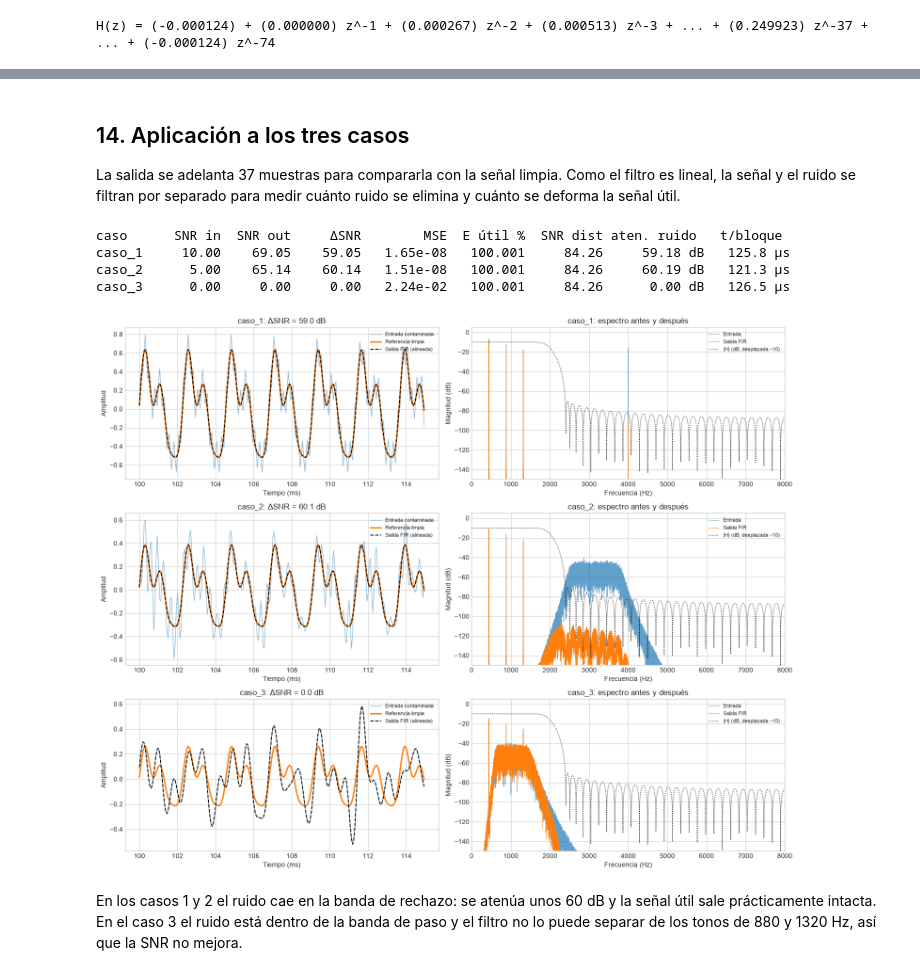
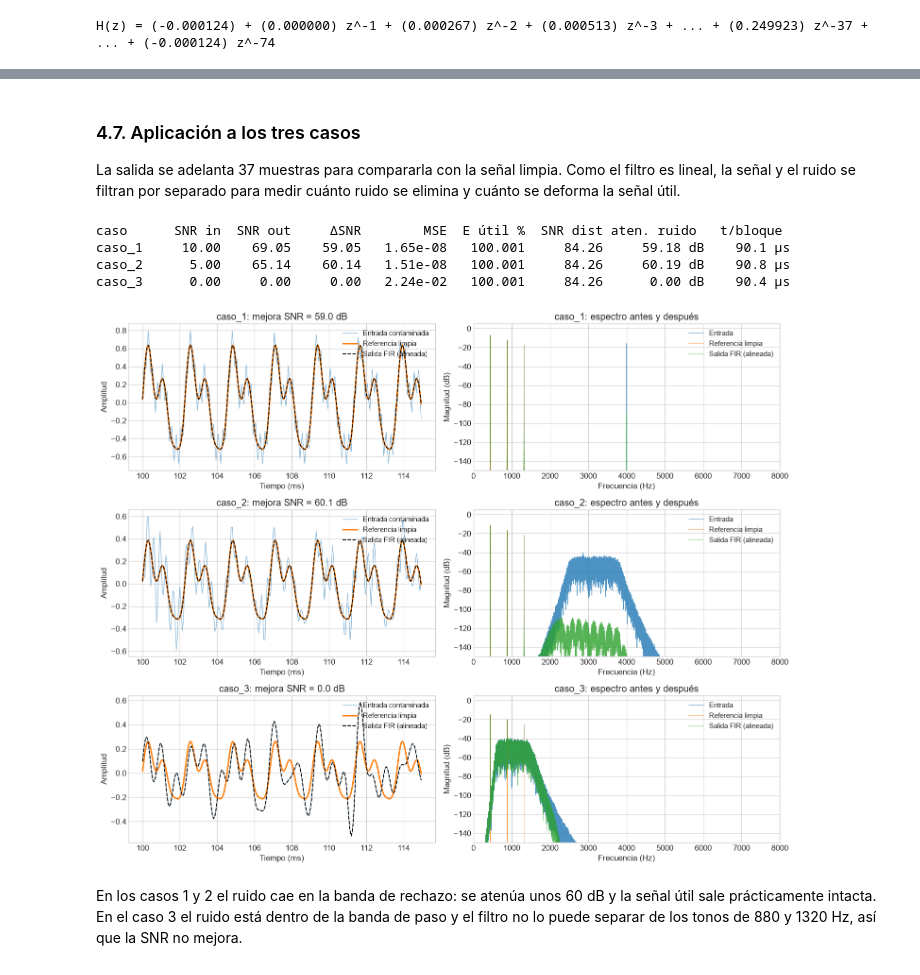
Before and after one commit to TamaraCM06/tcajiao_asm_2026_s2, a Jupyter notebook: proyecto_1_grupal/tarea1_grupo1/notebook.ipynb, the cells around one changed output, grey strips where cells are left out. Saved outputs shown, nothing was run; the diff lists cells and outputs as text; code cells hidden in the pictures.

```diff
--- a/proyecto_1_grupal/tarea1_grupo1/notebook.ipynb
+++ b/proyecto_1_grupal/tarea1_grupo1/notebook.ipynb
@@ -314,8 +337,12 @@ CASO_DISENO = 'caso_2'
 print('Distribución de la energía del ruido respecto a las bandas del filtro:')
 print(f"{'caso':7} {'paso 0-1600 Hz':>15} {'transición':>11} {'rechazo ≥2400 Hz':>17}")
 for cfg in CASOS:
-    r = casos[cfg['id']]['noise']; E = np.sum(r**2)
-    pct = [100*ft.energia_en_banda(r, FS, lo, hi)/E for lo, hi in [(0, F_PASO), (F_PASO, F_RECHAZO), (F_RECHAZO, FS/2)]]
+    r = casos[cfg['id']]['noise']
+    E = np.sum(r**2)
+    pct = [
+        100 * af.energia_en_banda(r, FS, lo, hi) / E
+        for lo, hi in [(0, F_PASO), (F_PASO, F_RECHAZO), (F_RECHAZO, FS / 2)]
+    ]
     print(f"{cfg['id']:7} {pct[0]:14.4f}% {pct[1]:10.4f}% {pct[2]:16.4f}%")
 # %% [output]
 Distribución de la energía del ruido respecto a las bandas del filtro:
@@ -511,8 +531,10 @@ print(f"{'caso':7} {'implementación':36} {'max |error|':>12}  resultado")
 for cfg in CASOS:
     x = casos[cfg['id']]['noisy']
     y_ref = signal.lfilter(b_fir, 1.0, x)
-    for nombre, y in [('ecuacion_diferencias (FIR)', ft.ecuacion_diferencias(b_fir, [1.0], x)),
-                      (f'FIRPorBloques (B = {TAM_BLOQUE})', ft.filtrar_por_bloques(b_fir, x, TAM_BLOQUE))]:
+    for nombre, y in [
+        ('ecuacion_diferencias (FIR)', ft.ecuacion_diferencias(b_fir, [1.0], x)),
+        (f'FIRPorBloques (B = {TAM_BLOQUE})', ft.filtrar_por_bloques(b_fir, x, TAM_BLOQUE)),
+    ]:
         err = np.max(np.abs(y - y_ref))
         assert err <= TOLERANCIA
         print(f"{cfg['id']:7} {nombre:36} {err:12.2e}  OK")
@@ -532,5 +554,5 @@ caso_2  ecuacion_diferencias (IIR elíptico)      1.70e-13  OK
 # %% [markdown]
-## 14. Aplicación a los tres casos
+### 4.7. Aplicación a los tres casos
 La salida se adelanta 37 muestras para compararla con la señal limpia. Como el filtro es lineal, la señal y el ruido se filtran por separado para medir cuánto ruido se elimina y cuánto se deforma la señal útil.
 # %%
 filtro = lambda v: ft.filtrar_por_bloques(b_fir, v, TAM_BLOQUE)
@@ -540,48 +562,35 @@ for cfg in CASOS:
     m = ft.evaluar_filtro(c['clean'], c['noise'], filtro, RETARDO)
     salidas_fir[cfg['id']] = m.pop('salida')
     y_completa = filtro(c['noisy'])
-    wavfile.write(DIR_SALIDAS/f"{cfg['id']}_salida_fir.wav", FS, ft.pcm16(y_completa))
+    archivos.guardar_wav(DIR_SALIDAS / f"{cfg['id']}_salida_fir.wav", FS, y_completa)
     # tiempo por bloque: se procesa la señal completa bloque a bloque y se promedia
-    fir = ft.FIRPorBloques(b_fir); bloques = [c['noisy'][i:i+TAM_BLOQUE] for i in range(0, len(c['noisy']), TAM_BLOQUE)]
+    fir = ft.FIRPorBloques(b_fir)
+    bloques = [c['noisy'][i : i + TAM_BLOQUE] for i in range(0, len(c['noisy']), TAM_BLOQUE)]
     t0 = time.perf_counter()
-    for blq in bloques: fir.procesar(blq)
-    m['tiempo_por_bloque_us'] = 1e6*(time.perf_counter() - t0)/len(bloques)
+    for blq in bloques:
+        fir.procesar(blq)
+    m['tiempo_por_bloque_us'] = 1e6 * (time.perf_counter() - t0) / len(bloques)
     metricas_fir[cfg['id']] = m
 
-print(f"{'caso':7} {'SNR in':>8} {'SNR out':>8} {'ΔSNR':>8} {'MSE':>10} {'E útil %':>9} {'SNR dist':>9} {'aten. ruido':>11} {'t/bloque':>10}")
+print(
+    f"{'caso':7} {'SNR in':>8} {'SNR out':>8} {'ΔSNR':>8} {'MSE':>10} {'E útil %':>9} {'SNR dist':>9} {'aten. ruido':>11} {'t/bloque':>10}"
+)
 for k, m in metricas_fir.items():
-    print(f"{k:7} {m['snr_entrada_dB']:8.2f} {m['snr_salida_dB']:8.2f} {m['delta_snr_dB']:8.2f} {m['mse']:10.2e} "
-          f"{m['energia_util_conservada_pct']:9.3f} {m['snr_distorsion_util_dB']:9.2f} {m['atenuacion_ruido_dB']:9.2f} dB "
-          f"{m['tiempo_por_bloque_us']:7.1f} µs")
+    print(
+        f"{k:7} {m['snr_entrada_dB']:8.2f} {m['snr_salida_dB']:8.2f} {m['delta_snr_dB']:8.2f} {m['mse']:10.2e} "
+        f"{m['energia_util_conservada_pct']:9.3f} {m['snr_distorsion_util_dB']:9.2f} {m['atenuacion_ruido_dB']:9.2f} dB "
+        f"{m['tiempo_por_bloque_us']:7.1f} µs"
+    )
 # %% [output]
 caso      SNR in  SNR out     ΔSNR        MSE  E útil %  SNR dist aten. ruido   t/bloque
-caso_1     10.00    69.05    59.05   1.65e-08   100.001     84.26     59.18 dB   125.8 µs
-caso_2      5.00    65.14    60.14   1.51e-08   100.001     84.26     60.19 dB   121.3 µs
-caso_3      0.00     0.00     0.00   2.24e-02   100.001     84.26      0.00 dB   126.5 µs
+caso_1     10.00    69.05    59.05   1.65e-08   100.001     84.26     59.18 dB    90.1 µs
+caso_2      5.00    65.14    60.14   1.51e-08   100.001     84.26     60.19 dB    90.8 µs
+caso_3      0.00     0.00     0.00   2.24e-02   100.001     84.26      0.00 dB    90.4 µs
 # %%
-fig, axs = plt.subplots(3, 2, figsize=(15, 12))
-for fila, cfg in enumerate(CASOS):
-    c = casos[cfg['id']]; y = salidas_fir[cfg['id']]
-    i0, i1 = int(0.1*FS), int(0.115*FS)
-    t_ms = c['t'][i0:i1]*1000
-    ax = axs[fila, 0]
-    ax.plot(t_ms, c['noisy'][i0:i1], alpha=.5, lw=1, label='Entrada contaminada')
-    ax.plot(t_ms, c['clean'][i0:i1], lw=2.2, label='Referencia limpia')
-    ax.plot(t_ms, y[i0:i1], '--', lw=1.4, color='k', label='Salida FIR (alineada)')
-    ax.set(xlabel='Tiempo (ms)', ylabel='Amplitud',
-           title=f"{cfg['id']}: ΔSNR = {metricas_fir[cfg['id']]['delta_snr_dB']:.1f} dB")
-    ax.legend(loc='upper right', fontsize=8)
-    ax = axs[fila, 1]
-    f1, m_in = ft.espectro_db(c['noisy'], FS)
-    f2, m_out = ft.espectro_db(y, FS)
-    ax.plot(f1, m_in, lw=.7, alpha=.7, label='Entrada')
-    ax.plot(f2, m_out, lw=.7, label='Salida FIR')
-    ax.plot(f, mag_db - 10, 'k:', lw=1, label='|H| (dB, desplazada −10)')
-    ax.set(xlim=(0, FS/2), ylim=(-150, 5), xlabel='Frecuencia (Hz)', ylabel='Magnitud (dB)',
-           title=f"{cfg['id']}: espectro antes y después")
-    ax.legend(loc='upper right', fontsize=8)
-fig.tight_layout(); fig.savefig(DIR_FIGURAS/'fir_aplicacion_casos.png'); plt.show()
+fig = graficas.graficar_filtrado(casos, salidas_fir, metricas_fir, 'Salida FIR (alineada)')
+fig.savefig(DIR_FIGURAS / 'fir_aplicacion_casos.png')
+plt.show()
 # %% [output]
-[figure, old version]
+[figure, new version]
 # %% [markdown]
 En los casos 1 y 2 el ruido cae en la banda de rechazo: se atenúa unos 60 dB y la señal útil sale prácticamente intacta. En el caso 3 el ruido está dentro de la banda de paso y el filtro no lo puede separar de los tonos de 880 y 1320 Hz, así que la SNR no mejora.
```
Also changed, not shown: parts of 46 cells of this notebook, 41 other files.
